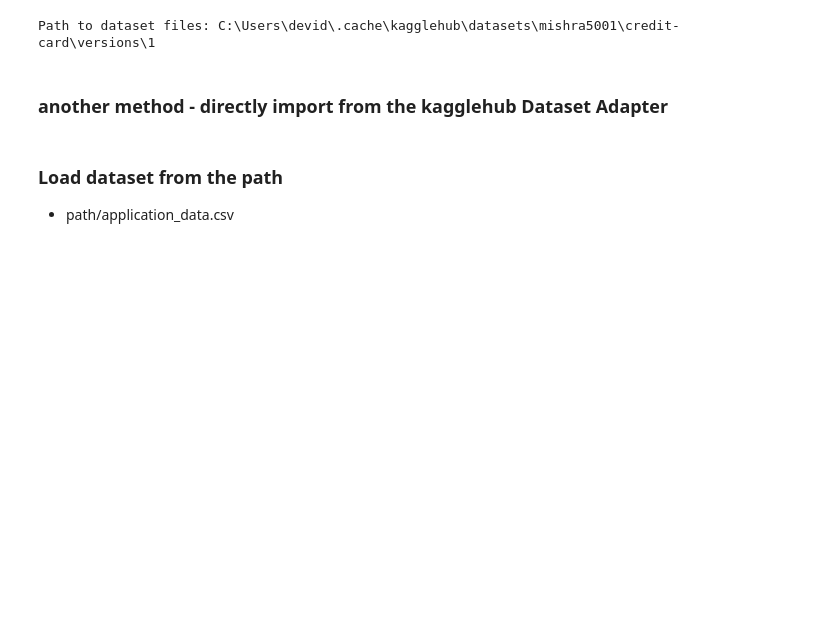
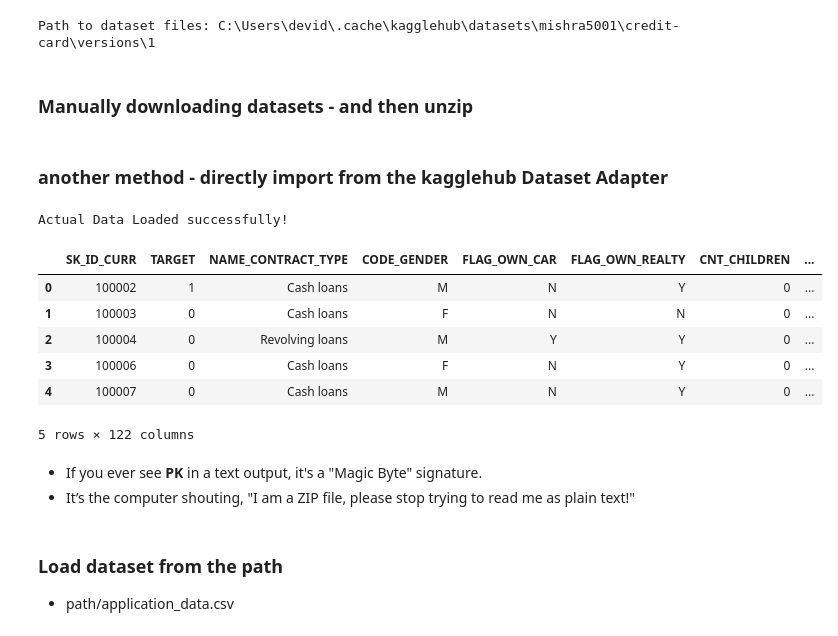
Before and after one commit to devidrees/AIML-nexperts3, a Jupyter notebook: Day 20 - ML models Evaluation and Performance Improvement/inclass Credit Card Fraud Detection Project .ipynb, the cells around one changed output. Drawn from its saved outputs; the diff is of its cells as text; code cells hidden in the pictures; blank space fills up the shorter version.

```diff
--- a/Day 20 - ML models Evaluation and Performance Improvement/inclass Credit Card Fraud Detection Project .ipynb
+++ b/Day 20 - ML models Evaluation and Performance Improvement/inclass Credit Card Fraud Detection Project .ipynb
@@ -12,3 +12,5 @@ path = kagglehub.dataset_download("mishra5001/credit-card")
 print("Path to dataset files:", path)
 # %% [output]
 Path to dataset files: C:\Users\devid\.cache\kagglehub\datasets\mishra5001\credit-card\versions\1
+# %% [markdown]
+### Manually downloading datasets - and then unzip
@@ -38,3 +46,58 @@ Path to dataset files: C:\Users\devid\.cache\kagglehub\datasets\mishra5001\credi
+# %%
+# 1. Import the library used to interact with Kaggle's infrastructure
+import kagglehub
+
+# 2. Import the 'Adapter' which acts as a bridge between Kaggle and Pandas
+from kagglehub import KaggleDatasetAdapter
+
+# 3. Import Python's built-in CSV module to access specific parsing rules (like quoting)
+import csv
+
+# 4. Use the Adapter to download, decompress, and load the data in one step
+df = kagglehub.dataset_load(
+    # Tell the adapter we want the final output to be a Pandas DataFrame
+    KaggleDatasetAdapter.PANDAS,
+
+    # The unique 'handle' or address of the dataset on Kaggle
+    "mishra5001/credit-card",
+
+    # The specific file inside that dataset folder we want to open
+    "application_data.csv",
+
+    # 'pandas_kwargs' allows us to pass special instructions to the Pandas engine
+    pandas_kwargs={
+        # 'compression': Handles the 'PK' binary issue by unzipping the file in memory
+        "compression": "zip",
+
+        # 'encoding': The 'decoder ring' that handles special characters like accents
+        "encoding": "ISO-8859-1",
+
+        # 'engine': Uses the slower but 'smarter' Python parser for complex files
+        "engine": "python",
+
+        # 'on_bad_lines': If a row is broken/corrupted, skip it instead of crashing the program
+        "on_bad_lines": "skip",
+
+        # 'quoting': Tells the parser how to handle text inside quote marks
+        "quoting": csv.QUOTE_MINIMAL
+    }
+)
+
+# 5. Verify the data is real (not binary 'PK' garbage) by looking at the first 5 rows
+print("Actual Data Loaded successfully!")
+df.head()
+# %% [output]
+Actual Data Loaded successfully!
+|  | SK_ID_CURR | TARGET | NAME_CONTRACT_TYPE | CODE_GENDER | FLAG_OWN_CAR | FLAG_OWN_REALTY | CNT_CHILDREN | ... |
+| 0 | 100002 | 1 | Cash loans | M | N | Y | 0 | ... |
+| 1 | 100003 | 0 | Cash loans | F | N | N | 0 | ... |
+| 2 | 100004 | 0 | Revolving loans | M | Y | Y | 0 | ... |
+| 3 | 100006 | 0 | Cash loans | F | N | Y | 0 | ... |
+| 4 | 100007 | 0 | Cash loans | M | N | Y | 0 | ... |
+5 rows × 122 columns
+# %% [markdown]
+- If you ever see **PK** in a text output, it's a "Magic Byte" signature.
+- It’s the computer shouting, "I am a ZIP file, please stop trying to read me as plain text!"
 # %% [markdown]
 ### Load dataset from the path
 - path/application_data.csv
```
Also changed, not shown: parts of 3 cells of this notebook, 1 other file.
